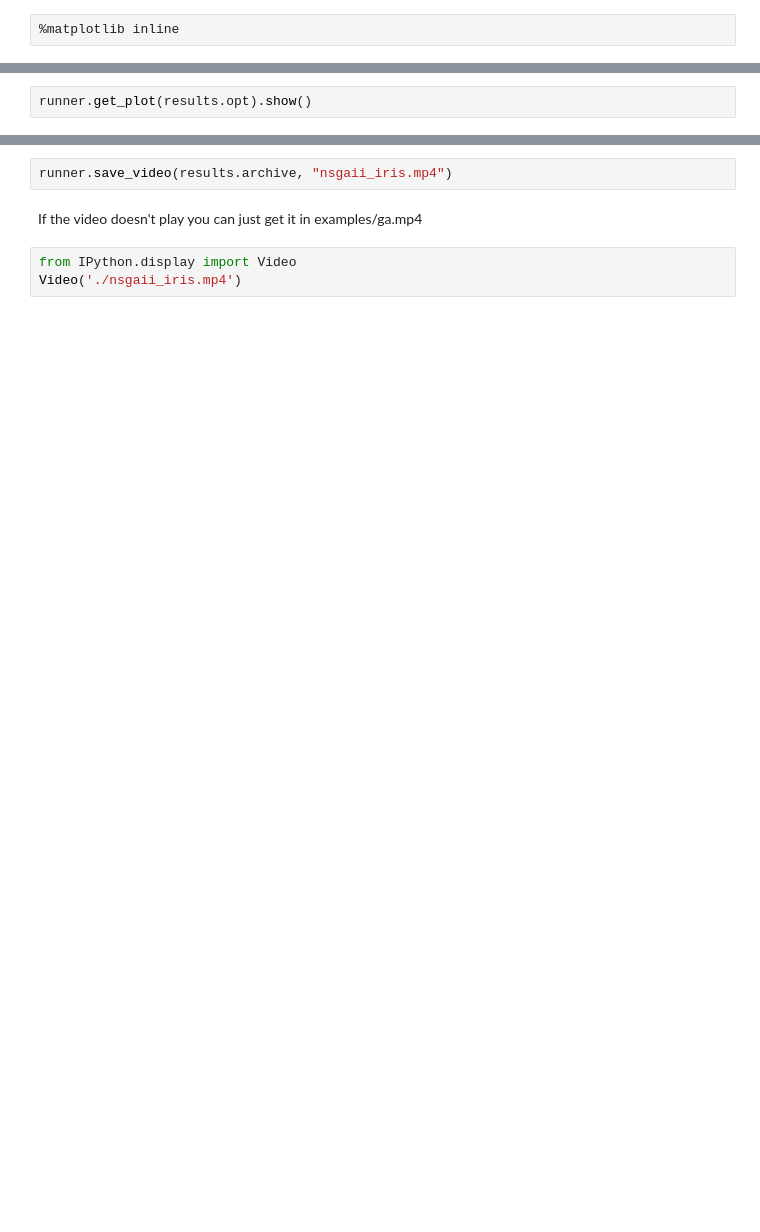
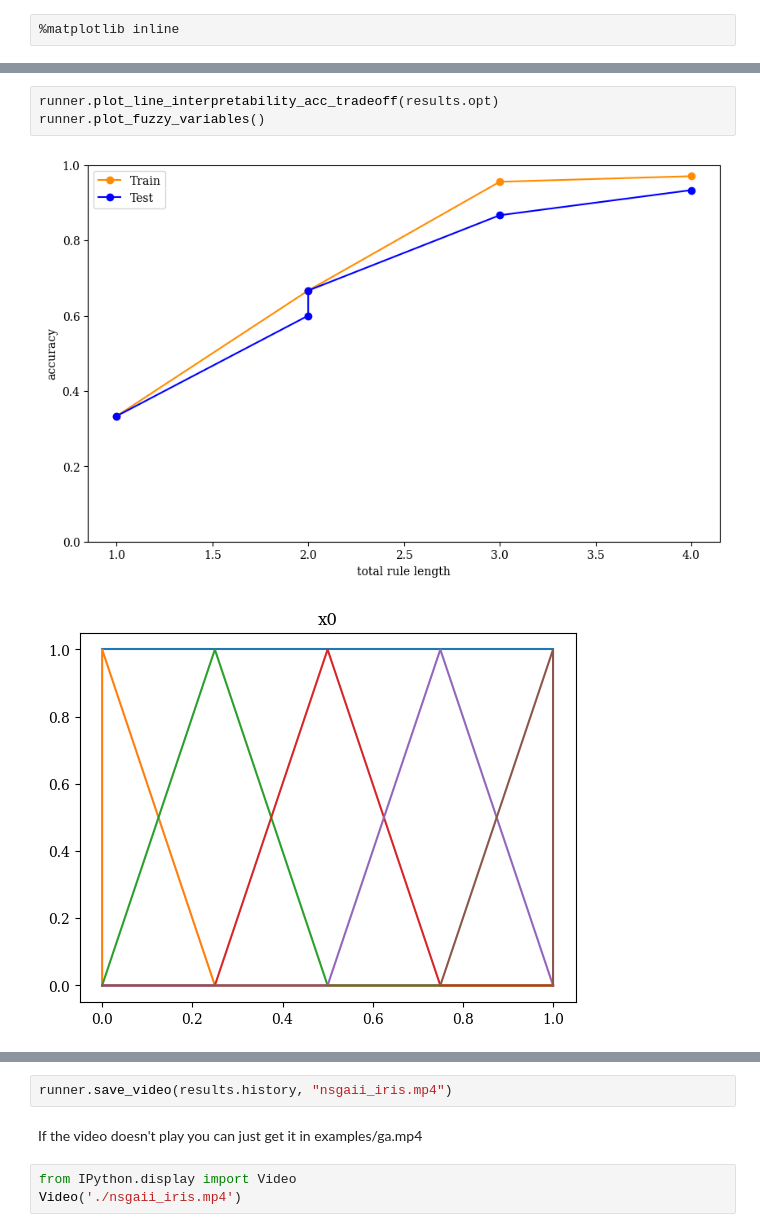
Before and after one commit to ci-labo-omu/MoFGBMLPy, a Jupyter notebook: examples/nsgaii_iris.ipynb, the cells around one changed output, grey strips where cells are left out. Drawn from its saved outputs; the diff is of its cells as text; blank space fills up the shorter version.

```diff
--- a/examples/nsgaii_iris.ipynb
+++ b/examples/nsgaii_iris.ipynb
@@ -24,2 +79,6 @@ Plot
 # %%
-runner.get_plot(results.opt).show()
+runner.plot_line_interpretability_acc_tradeoff(results.opt)
+runner.plot_fuzzy_variables()
+# %% [output]
+[figure, added]
+[figure, added]
@@ -26,5 +88,5 @@ runner.get_plot(results.opt).show()
 # %%
-runner.save_video(results.archive, "nsgaii_iris.mp4")
+runner.save_video(results.history, "nsgaii_iris.mp4")
 # %% [markdown]
 If the video doesn't play you can just get it in examples/ga.mp4
 # %%
```
Also changed, not shown: parts of 20 cells of this notebook, 33 other files.
